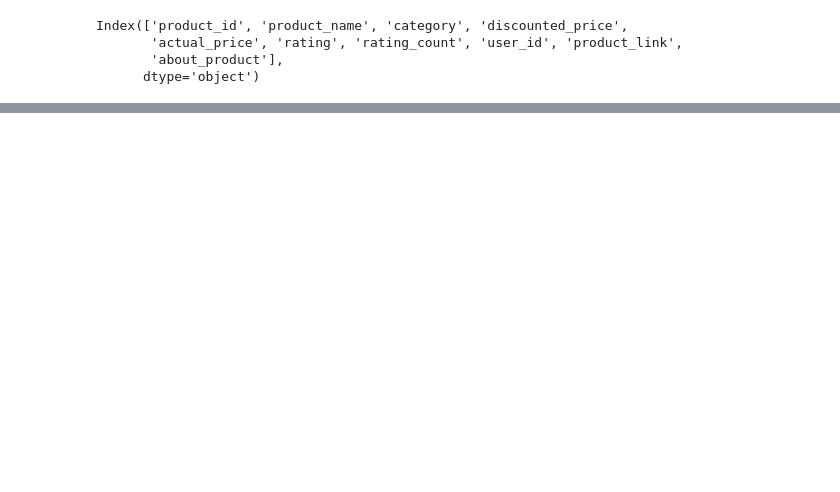
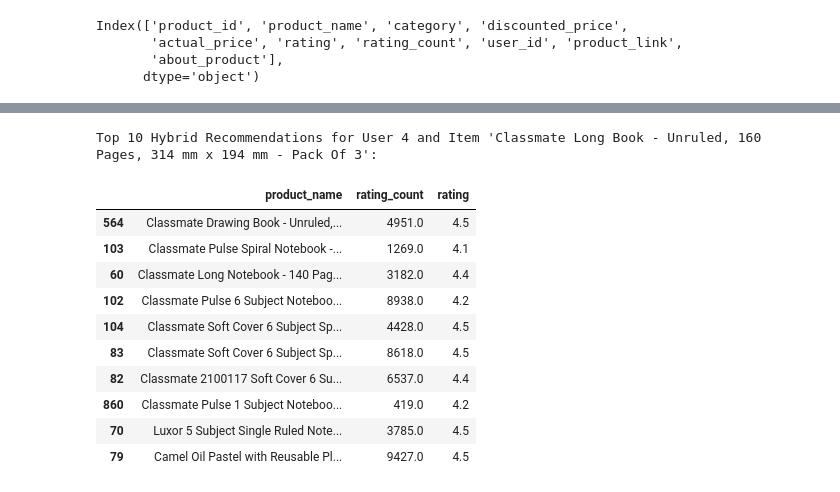
Before and after one commit to Mindulee1018/IRWA-Project, a Jupyter notebook: Recommendation_models.ipynb, the cells around one changed output, grey strips where cells are left out. Saved outputs shown, nothing was run; the diff lists cells and outputs as text; code cells hidden in the pictures; blank space fills up the shorter version.

```diff
--- a/Recommendation_models.ipynb
+++ b/Recommendation_models.ipynb
@@ -59,0 +289,34 @@ rating_base_recommendation.to_csv(output_file_path, index=False)
+# %%
+# Hybrid Recommendations (Combine Content-Based and Collaborative Filtering)
+def hybrid_recommendations(df,target_user_id, item_name, top_n=10):
+    # Get content-based recommendations
+    content_based_rec = content_based_recommendations(df,item_name, top_n)
+
+    # Get collaborative filtering recommendations
+    collaborative_filtering_rec = collaborative_filtering_recommendations(df,target_user_id, top_n)
+
+    # Merge and deduplicate the recommendations
+    hybrid_rec = pd.concat([content_based_rec, collaborative_filtering_rec]).drop_duplicates()
+
+    return hybrid_rec.head(10)
+# %%
+# Example usage: Get hybrid recommendations for a specific user and item
+target_user_id = 4 # Change this to the user_id you want recommendations for
+item_name = "Classmate Long Book - Unruled, 160 Pages, 314 mm x 194 mm - Pack Of 3"  # Change this to the item name
+hybrid_rec = hybrid_recommendations(df,target_user_id, item_name, top_n=10)
+
+print(f"Top 10 Hybrid Recommendations for User {target_user_id} and Item '{item_name}':")
+hybrid_rec
+# %% [output]
+Top 10 Hybrid Recommendations for User 4 and Item 'Classmate Long Book - Unruled, 160 Pages, 314 mm x 194 mm - Pack Of 3':
+|  | product_name | rating_count | rating |
+| 564 | Classmate Drawing Book - Unruled,... | 4951.0 | 4.5 |
+| 103 | Classmate Pulse Spiral Notebook -... | 1269.0 | 4.1 |
+| 60 | Classmate Long Notebook - 140 Pag... | 3182.0 | 4.4 |
+| 102 | Classmate Pulse 6 Subject Noteboo... | 8938.0 | 4.2 |
+| 104 | Classmate Soft Cover 6 Subject Sp... | 4428.0 | 4.5 |
+| 83 | Classmate Soft Cover 6 Subject Sp... | 8618.0 | 4.5 |
+| 82 | Classmate 2100117 Soft Cover 6 Su... | 6537.0 | 4.4 |
+| 860 | Classmate Pulse 1 Subject Noteboo... | 419.0 | 4.2 |
+| 70 | Luxor 5 Subject Single Ruled Note... | 3785.0 | 4.5 |
+| 79 | Camel Oil Pastel with Reusable Pl... | 9427.0 | 4.5 |
```
Also changed, not shown: parts of 25 cells of this notebook.
